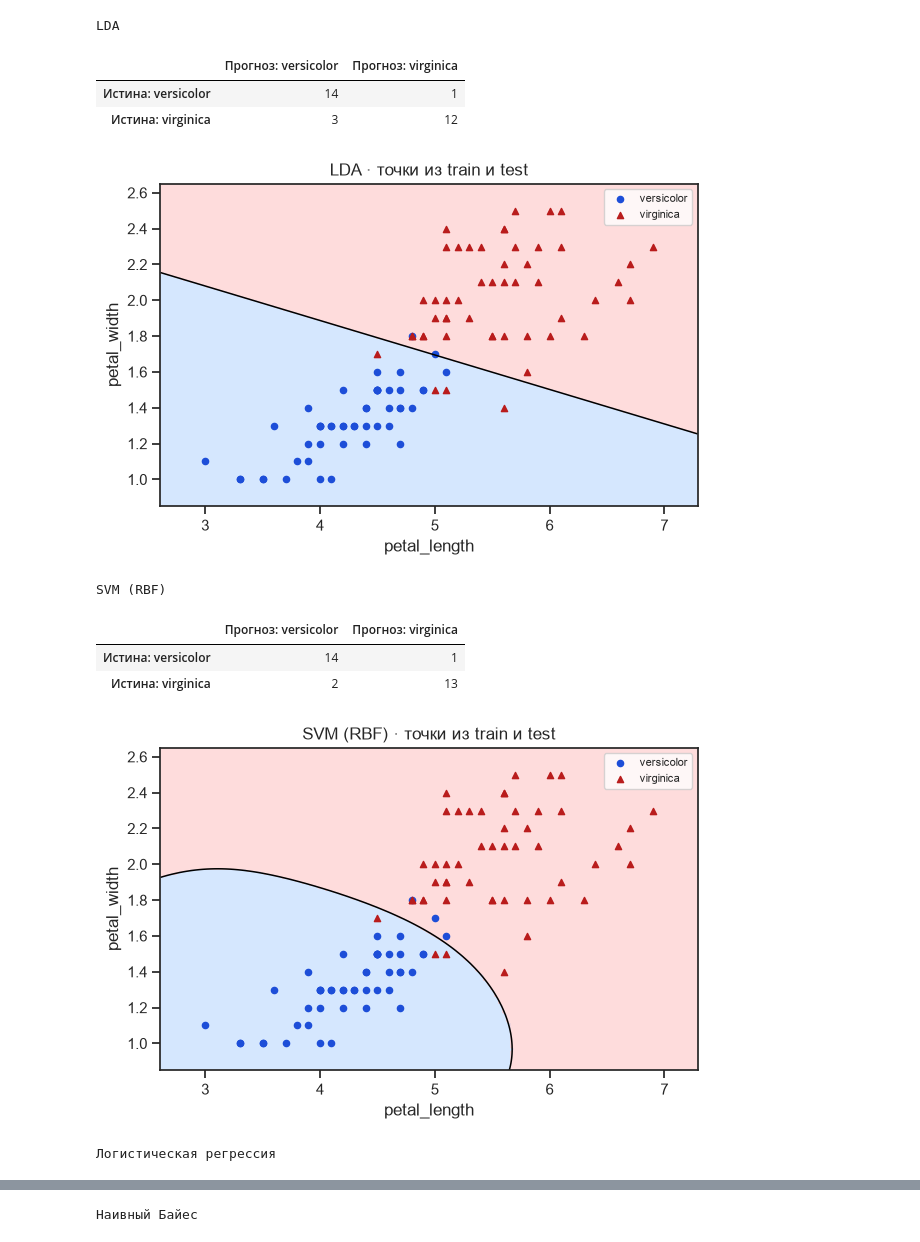
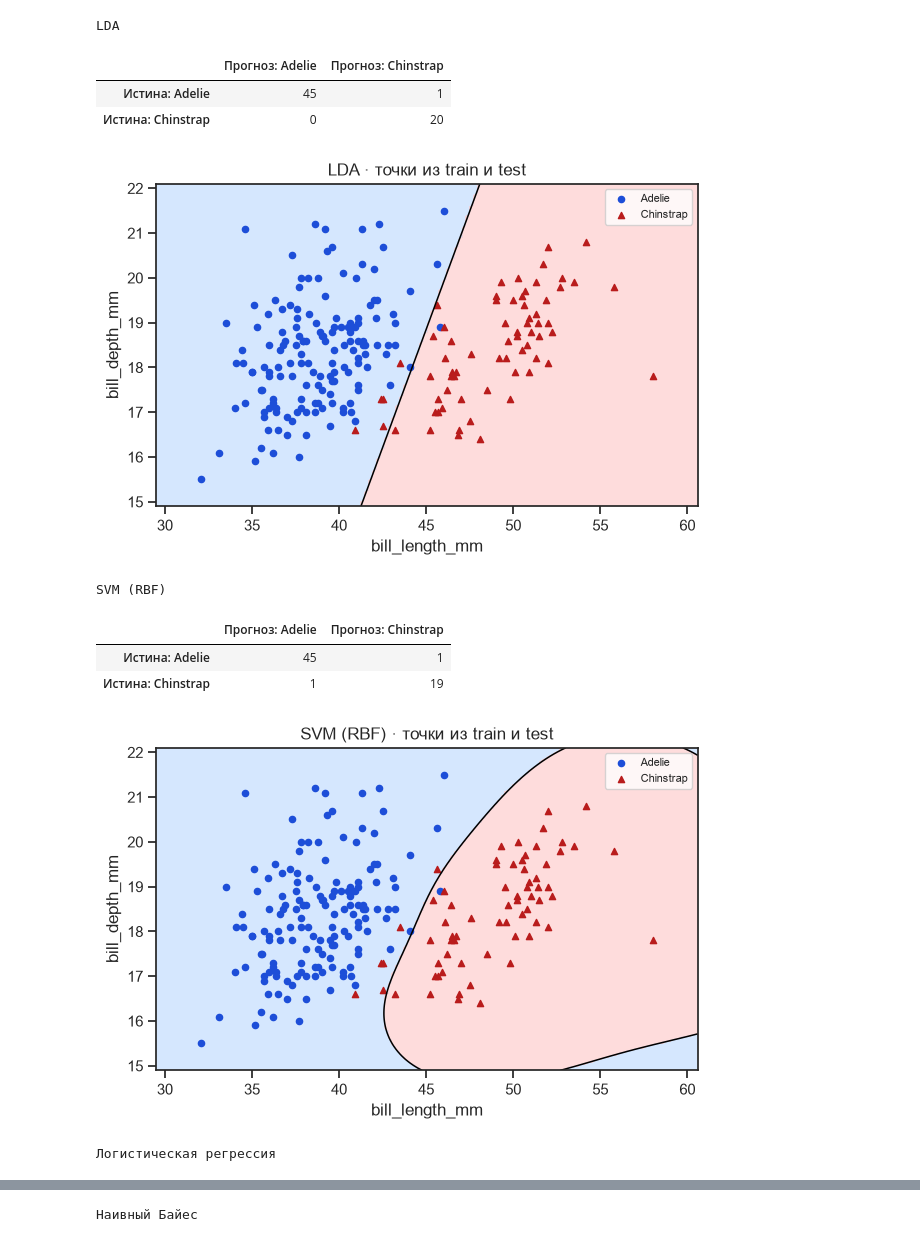
Before and after one commit to pkrasnyanskii/machine-learning, a Jupyter notebook: Task_001.ipynb, the cells around one changed output, grey strips where cells are left out. Cells and saved outputs as stored; diff of their text form; code cells hidden in the pictures.

Commit message:
Use Palmer Penguins for Task 1

```diff
--- a/Task_001.ipynb
+++ b/Task_001.ipynb
@@ -17,6 +22,7 @@ SEED = 42
 # %%
 def inspect_data(raw, features, target="class"):
     df = raw.dropna(subset=[*features, target]).copy()
+    missing_measurements = raw[features].isna().any(axis=1)
     display(pd.DataFrame({
         "исходные строки": [len(raw)],
         "исходные столбцы": [raw.shape[1]],
@@ -24,6 +30,8 @@ def inspect_data(raw, features, target="class"):
         "выбранные признаки": [len(features)],
         "классы": [raw[target].nunique()],
         "строки с пропусками, %": [100 * raw.isna().any(axis=1).mean()],
+        "строки с пропусками в выбранных измерениях": [missing_measurements.sum()],
+        "строки с пропусками в выбранных измерениях, %": [100 * missing_measurements.mean()],
         "строки после очистки": [len(df)],
     }))
     display(pd.concat(
@@ -46,7 +54,8 @@ def pairplot(df, features, target="class"):
     graph.fig.set_dpi(95)
     plt.show()
 # %%
-from sklearn.datasets import load_iris
+from urllib.request import urlopen
+
 from sklearn.discriminant_analysis import LinearDiscriminantAnalysis
 from sklearn.linear_model import LinearRegression, LogisticRegression
 from sklearn.metrics import auc, confusion_matrix, roc_curve
@@ -56,11 +65,13 @@ from sklearn.pipeline import make_pipeline
 from sklearn.preprocessing import StandardScaler
 from sklearn.svm import SVC
 
-iris = load_iris(as_frame=True)
-features = ["sepal_length", "sepal_width", "petal_length", "petal_width"]
-raw = iris.data.set_axis(features, axis=1).assign(
-    **{"class": iris.target.map(dict(enumerate(iris.target_names)))}
+url = (
+    "https://raw.githubusercontent.com/allisonhorst/palmerpenguins/"
+    "156daa4301838d9fdcc5b018b29b9149bf975552/inst/extdata/penguins.csv"
 )
+features = ["bill_length_mm", "bill_depth_mm", "flipper_length_mm", "body_mass_g"]
+with urlopen(url, timeout=30) as csv:
+    raw = pd.read_csv(csv).rename(columns={"species": "class"})
 df = inspect_data(raw, features)
 pairplot(df, features)
 # %% [output]
@@ -113,6 +126,6 @@ pairplot(df, features)
 # %%
-binary = df.loc[df["class"].isin(["versicolor", "virginica"])].copy()
-labels = binary["class"].eq("virginica").astype(int)
+binary = df.loc[df["class"].isin(["Adelie", "Chinstrap"])].copy()
+labels = binary["class"].eq("Chinstrap").astype(int)
 pairs = list(itertools.combinations(features, 2))
 
 def draw_boundary(ax, model, axes):
@@ -130,15 +143,15 @@ def draw_boundary(ax, model, axes):
     ax.contourf(xx, yy, scores >= 0, levels=[-0.5, 0.5, 1.5],
                 colors=["#bfdbfe", "#fecaca"], alpha=0.65)
     ax.contour(xx, yy, scores, levels=[0], colors="black", linewidths=1.1)
-    for label, name, marker, color in [(0, "versicolor", "o", "#1d4ed8"),
-                                       (1, "virginica", "^", "#b91c1c")]:
+    for label, name, marker, color in [(0, "Adelie", "o", "#1d4ed8"),
+                                       (1, "Chinstrap", "^", "#b91c1c")]:
         ax.scatter(*points[labels == label].T, label=name, marker=marker, c=color, s=20)
     ax.set(xlabel=axes[0], ylabel=axes[1])
     ax.legend(fontsize=8)
 
 fig, axes = plt.subplots(2, 3, figsize=(13, 8), layout="constrained")
 for ax, pair in zip(axes.flat, pairs):
-    model = LinearDiscriminantAnalysis().fit(binary[list(pair)].to_numpy(), labels)
+    model = LinearDiscriminantAnalysis(priors=[0.5, 0.5]).fit(binary[list(pair)].to_numpy(), labels)
     draw_boundary(ax, model, pair)
 plt.show()
 # %% [output]
@@ -151,7 +164,7 @@ plt.show()
 # %%
-selected = ["petal_length", "petal_width"]
+selected = ["bill_length_mm", "bill_depth_mm"]
 points = binary[selected].to_numpy()
-lda = LinearDiscriminantAnalysis().fit(points, labels)
+lda = LinearDiscriminantAnalysis(priors=[0.5, 0.5]).fit(points, labels)
 regression = LinearRegression().fit(points[:, :1], points[:, 1])
 
 fig, ax = plt.subplots(figsize=(7, 4.5), layout="constrained")
@@ -183,43 +197,43 @@ models = {
 fig, roc_ax = plt.subplots(figsize=(6, 5), layout="constrained")
 plt.close(fig)
 results = []
 for name, model in models.items():
     model.fit(X_train, y_train)
     boundary_fig, ax = plt.subplots(figsize=(6, 4), layout="constrained")
     draw_boundary(ax, model, selected)
     ax.set_title(name + " · точки из train и test")
     matrix = confusion_matrix(y_test, model.predict(X_test), labels=[0, 1])
     tn, fp, fn, tp = matrix.ravel()
     display(pd.DataFrame(
-        matrix, index=["Истина: versicolor", "Истина: virginica"],
-        columns=["Прогноз: versicolor", "Прогноз: virginica"],
+        matrix, index=["Истина: Adelie", "Истина: Chinstrap"],
+        columns=["Прогноз: Adelie", "Прогноз: Chinstrap"],
     ).style.set_caption(name))
     scores = (model.decision_function(X_test) if hasattr(model, "decision_function")
               else model.predict_proba(X_test)[:, 1])
     fpr, tpr, _ = roc_curve(y_test, scores)
     roc_auc = auc(fpr, tpr)
     results.append({
         "модель": name, "sensitivity": tp / (tp + fn), "specificity": tn / (tn + fp),
         "precision": tp / (tp + fp) if tp + fp else np.nan,
         "recall": tp / (tp + fn), "AUROC": roc_auc,
     })
     roc_ax.plot(fpr, tpr, label=f"{name} ({roc_auc:.3f})")
     plt.show()
 display(pd.DataFrame(results).set_index("модель").round(3))
 roc_ax.plot([0, 1], [0, 1], ":", color="0.55")
-roc_ax.set(xlabel="1 − specificity", ylabel="sensitivity", title="ROC · virginica")
+roc_ax.set(xlabel="1 − specificity", ylabel="sensitivity", title="ROC · Chinstrap")
 roc_ax.legend()
 display(fig)
 plt.close(fig)
 # %% [output]
 LDA
-|  | Прогноз: versicolor | Прогноз: virginica |
-| Истина: versicolor | 14 | 1 |
-| Истина: virginica | 3 | 12 |
+|  | Прогноз: Adelie | Прогноз: Chinstrap |
+| Истина: Adelie | 45 | 1 |
+| Истина: Chinstrap | 0 | 20 |
-[figure, old version]
+[figure, new version]
 SVM (RBF)
-|  | Прогноз: versicolor | Прогноз: virginica |
-| Истина: versicolor | 14 | 1 |
-| Истина: virginica | 2 | 13 |
+|  | Прогноз: Adelie | Прогноз: Chinstrap |
+| Истина: Adelie | 45 | 1 |
+| Истина: Chinstrap | 1 | 19 |
-[figure, old version]
+[figure, new version]
 Логистическая регрессия
```
Also changed, not shown: parts of 9 cells of this notebook, 1 other file.
